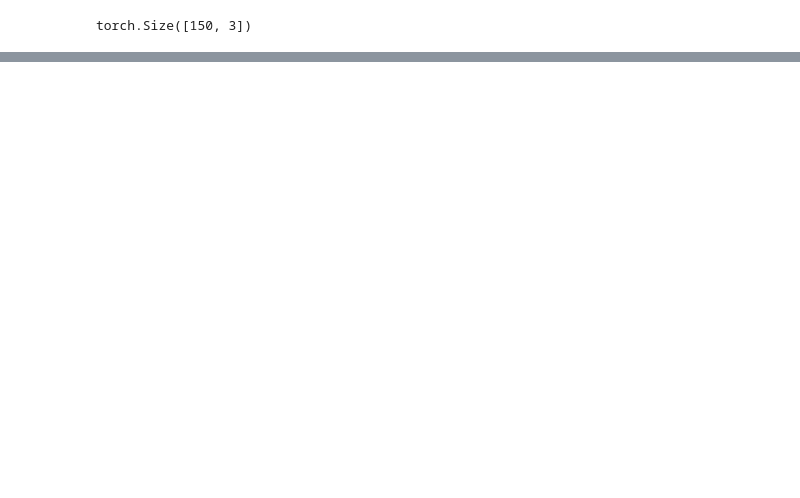
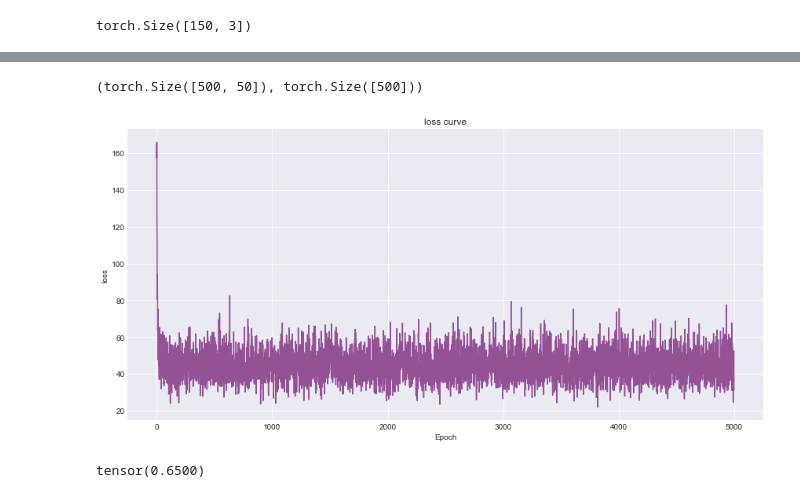
Before and after one commit to nextBillyonair/DPM, a Jupyter notebook: Notebooks/Models/SoftmaxRegression.ipynb, the cells around one changed output, grey strips where cells are left out. Saved outputs shown, nothing was run; the diff lists cells and outputs as text; code cells hidden in the pictures; blank space fills up the shorter version.

```diff
--- a/Notebooks/Models/SoftmaxRegression.ipynb
+++ b/Notebooks/Models/SoftmaxRegression.ipynb
@@ -38,0 +42,18 @@ tensor([0., 0., 0., 0., 0., 0., 0., 0., 0., 0., 0., 0., 0., 0., 0., 0., 0., 0.,
+# %%
+x, y = make_classification(n_samples=500, n_features=50, n_informative=45, n_classes=3)
+x = torch.tensor(x).float()
+y = torch.tensor(y).view(-1).float()
+x.shape, y.shape
+# %% [output]
+(torch.Size([500, 50]), torch.Size([500]))
+# %%
+model = SoftmaxRegression(input_dim=x.size(1), output_shape=3)
+stats = model.fit(x, y, epochs=5000)
+plot_stats(stats)
+# %% [output]
+[figure, added]
+# %%
+y_pred = model.predict(x)
+(y_pred.float() == y.float()).float().mean()
+# %% [output]
+tensor(0.6500)
```
Also changed, not shown: parts of 7 cells of this notebook, 4 other files.
